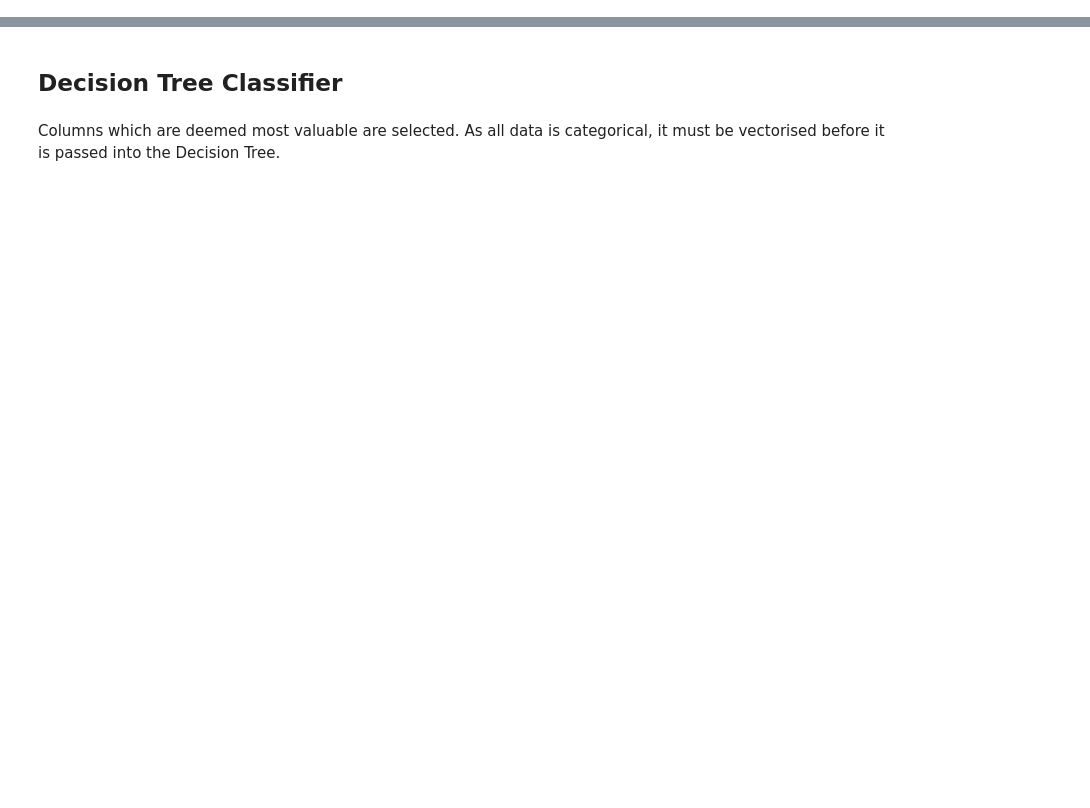
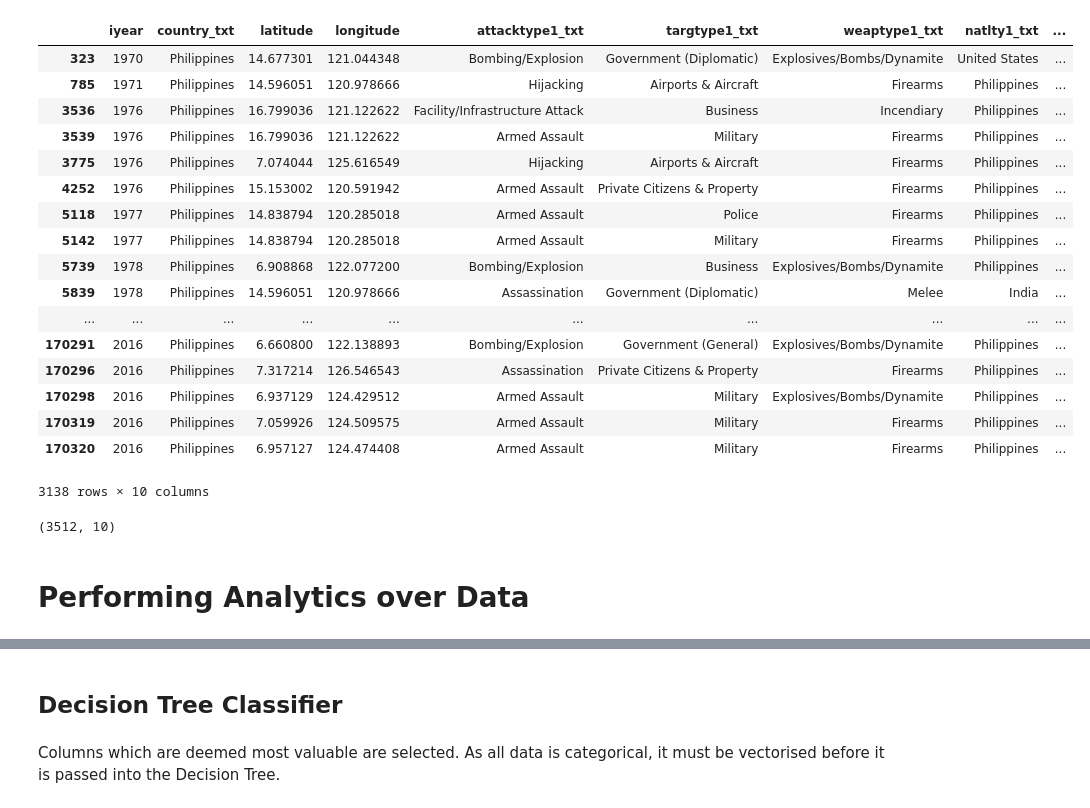
Before and after one commit to Gary-OB/Big-Data---Terrorismds, a Jupyter notebook: Predictive Modeling of Terrorism Perpetrators.ipynb, the cells around one changed output, grey strips where cells are left out. Drawn from its saved outputs; the diff is of its cells as text; code cells hidden in the pictures; blank space fills up the shorter version.

```diff
--- a/Predictive Modeling of Terrorism Perpetrators.ipynb
+++ b/Predictive Modeling of Terrorism Perpetrators.ipynb
@@ -261,0 +66,28 @@ class_group.plot(kind='bar', grid=False)
+# %%
+cleaned_data.dropna(axis=0, how="any")
+# %% [output]
+|  | iyear | country_txt | latitude | longitude | attacktype1_txt | targtype1_txt | weaptype1_txt | natlty1_txt | ... |
+| 323 | 1970 | Philippines | 14.677301 | 121.044348 | Bombing/Explosion | Government (Diplomatic) | Explosives/Bombs/Dynamite | United States | ... |
+| 785 | 1971 | Philippines | 14.596051 | 120.978666 | Hijacking | Airports & Aircraft | Firearms | Philippines | ... |
+| 3536 | 1976 | Philippines | 16.799036 | 121.122622 | Facility/Infrastructure Attack | Business | Incendiary | Philippines | ... |
+| 3539 | 1976 | Philippines | 16.799036 | 121.122622 | Armed Assault | Military | Firearms | Philippines | ... |
+| 3775 | 1976 | Philippines | 7.074044 | 125.616549 | Hijacking | Airports & Aircraft | Firearms | Philippines | ... |
+| 4252 | 1976 | Philippines | 15.153002 | 120.591942 | Armed Assault | Private Citizens & Property | Firearms | Philippines | ... |
+| 5118 | 1977 | Philippines | 14.838794 | 120.285018 | Armed Assault | Police | Firearms | Philippines | ... |
+| 5142 | 1977 | Philippines | 14.838794 | 120.285018 | Armed Assault | Military | Firearms | Philippines | ... |
+| 5739 | 1978 | Philippines | 6.908868 | 122.077200 | Bombing/Explosion | Business | Explosives/Bombs/Dynamite | Philippines | ... |
+| 5839 | 1978 | Philippines | 14.596051 | 120.978666 | Assassination | Government (Diplomatic) | Melee | India | ... |
+| ... | ... | ... | ... | ... | ... | ... | ... | ... | ... |
+| 170291 | 2016 | Philippines | 6.660800 | 122.138893 | Bombing/Explosion | Government (General) | Explosives/Bombs/Dynamite | Philippines | ... |
+| 170296 | 2016 | Philippines | 7.317214 | 126.546543 | Assassination | Private Citizens & Property | Firearms | Philippines | ... |
+| 170298 | 2016 | Philippines | 6.937129 | 124.429512 | Armed Assault | Military | Explosives/Bombs/Dynamite | Philippines | ... |
+| 170319 | 2016 | Philippines | 7.059926 | 124.509575 | Armed Assault | Military | Firearms | Philippines | ... |
+| 170320 | 2016 | Philippines | 6.957127 | 124.474408 | Armed Assault | Military | Firearms | Philippines | ... |
+3138 rows × 10 columns
+# %%
+#return the rows/columns of cleaned data
+cleaned_data.shape
+# %% [output]
+(3512, 10)
+# %% [markdown]
+# Performing Analytics over Data
```
Also changed, not shown: parts of 51 cells of this notebook.
